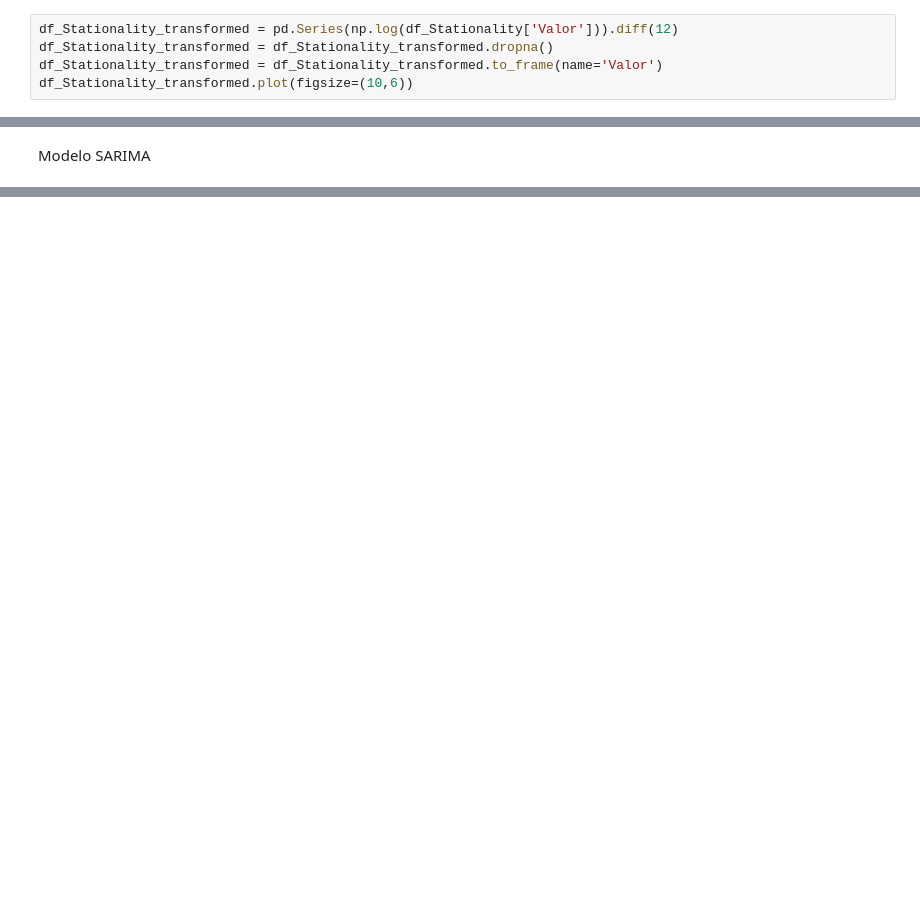
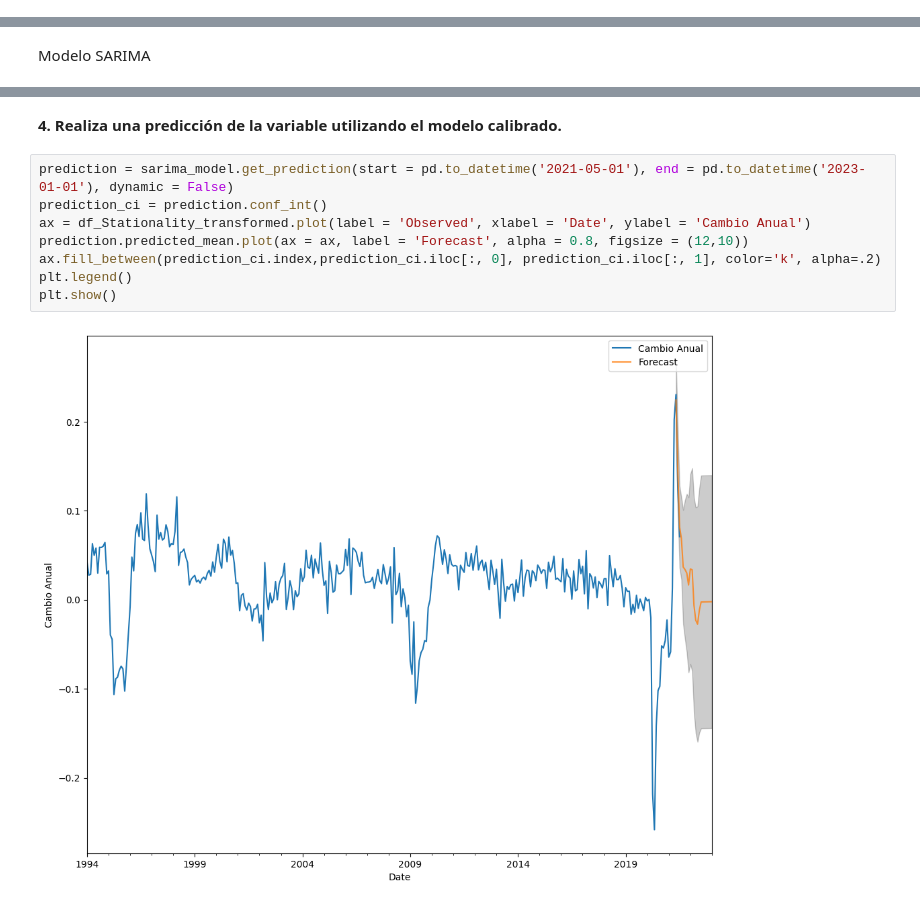
Before and after one commit to alexlohe25/IA_II, a Jupyter notebook: mod_5/arima-sarima.ipynb, the cells around one changed output, grey strips where cells are left out. Cells and saved outputs as stored; diff of their text form; blank space fills up the shorter version.

```diff
--- a/mod_5/arima-sarima.ipynb
+++ b/mod_5/arima-sarima.ipynb
@@ -95,5 +135,0 @@ df_Stationality.set_index(['Periodo'], inplace = True)
-# %%
-df_Stationality_transformed = pd.Series(np.log(df_Stationality['Valor'])).diff(12)
-df_Stationality_transformed = df_Stationality_transformed.dropna()
-df_Stationality_transformed = df_Stationality_transformed.to_frame(name='Valor')
-df_Stationality_transformed.plot(figsize=(10,6))
@@ -166,0 +216,12 @@ Warnings:
+# %% [markdown]
+**4. Realiza una predicción de la variable utilizando el modelo calibrado.**
+# %%
+prediction = sarima_model.get_prediction(start = pd.to_datetime('2021-05-01'), end = pd.to_datetime('2023-01-01'), dynamic = False)
+prediction_ci = prediction.conf_int()
+ax = df_Stationality_transformed.plot(label = 'Observed', xlabel = 'Date', ylabel = 'Cambio Anual')
+prediction.predicted_mean.plot(ax = ax, label = 'Forecast', alpha = 0.8, figsize = (12,10))
+ax.fill_between(prediction_ci.index,prediction_ci.iloc[:, 0], prediction_ci.iloc[:, 1], color='k', alpha=.2)
+plt.legend()
+plt.show()
+# %% [output]
+[figure, added]
```
Also changed, not shown: parts of 25 cells of this notebook.
